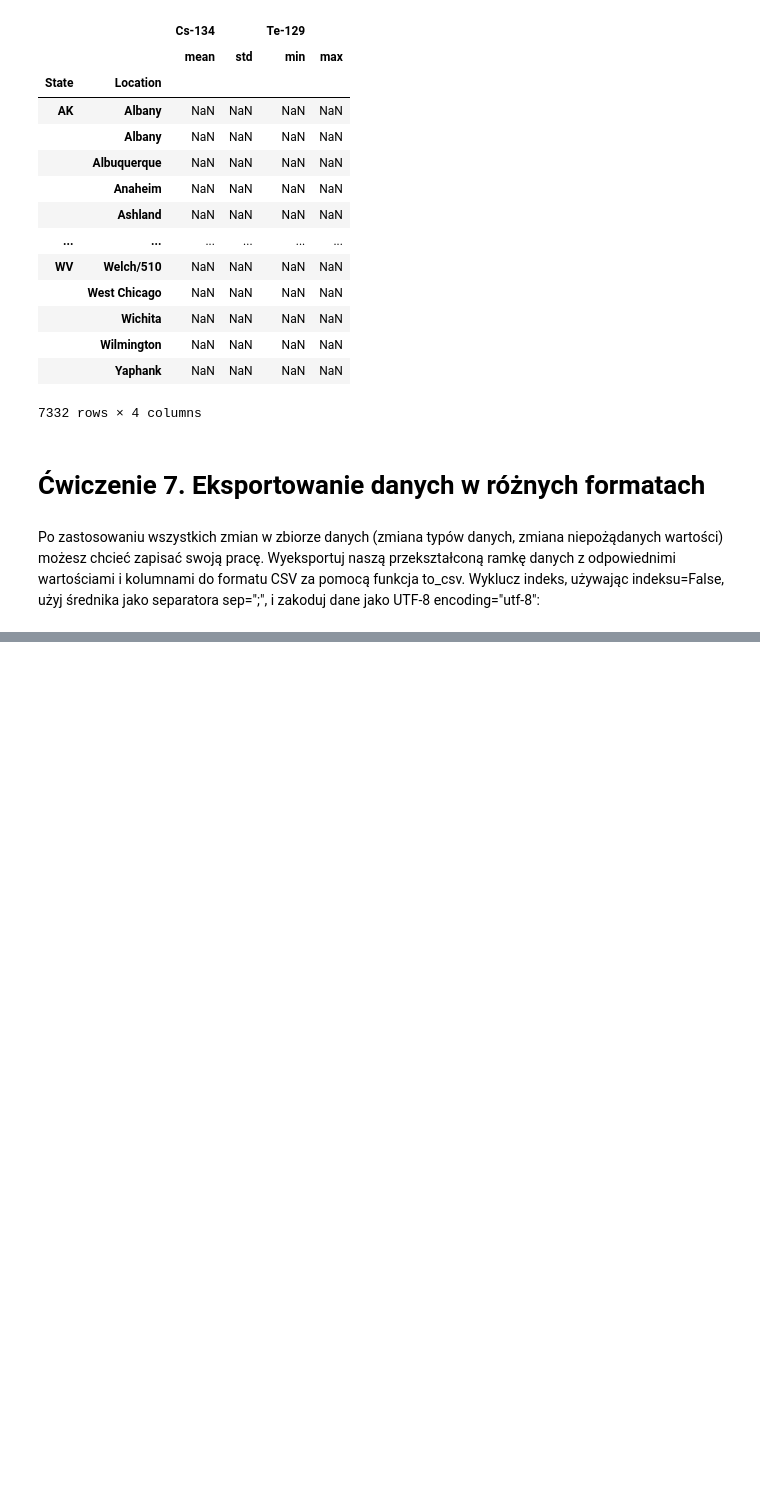
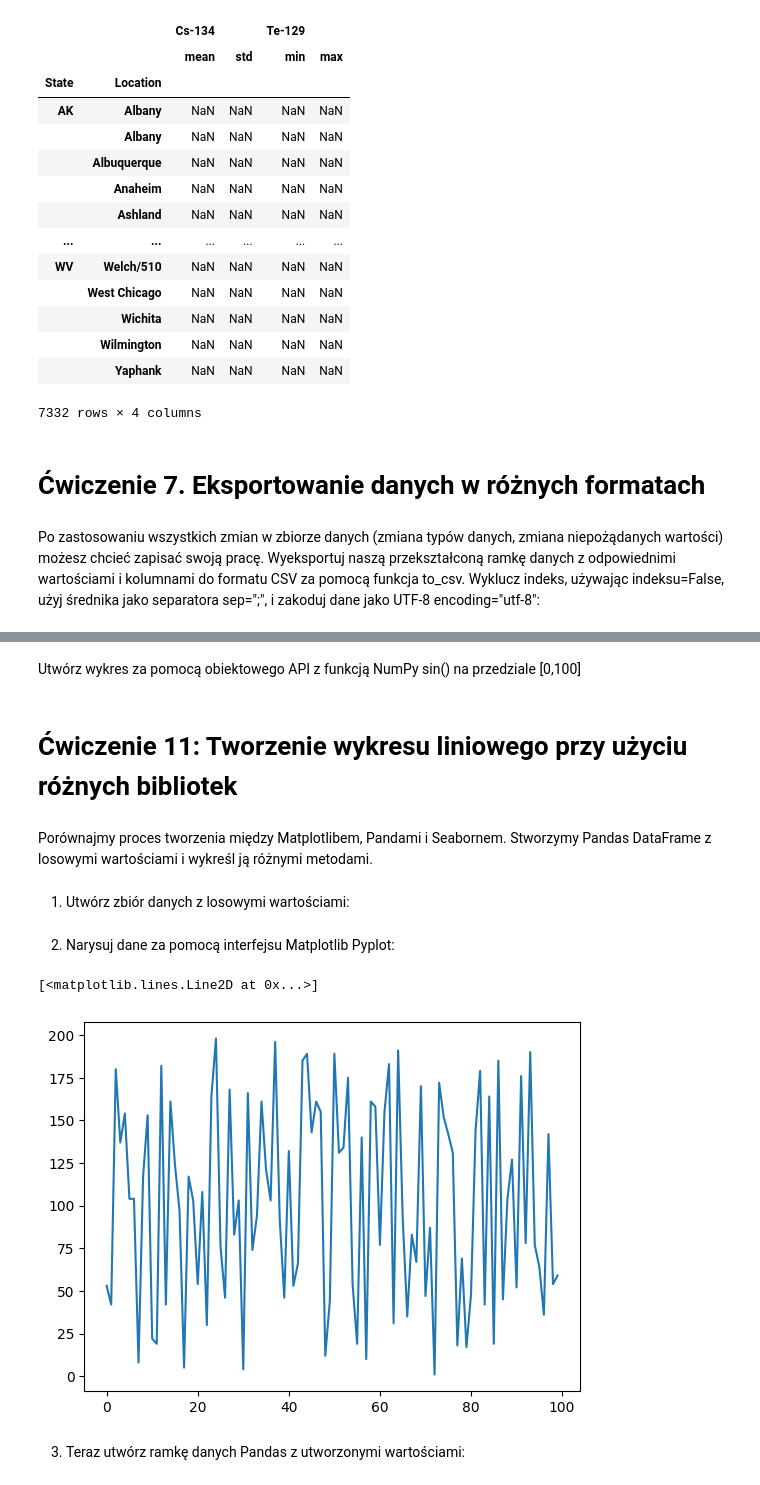
Before and after one commit to sendecka/DataCamp---Data-Scientist-with-Python, a Jupyter notebook: 09 Analiza dużych zbiorów danych I/Ćwiczenia/Exercise.ipynb, the cells around one changed output, grey strips where cells are left out. Saved outputs shown, nothing was run; the diff lists cells and outputs as text; code cells hidden in the pictures; blank space fills up the shorter version.

```diff
--- a/09 Analiza dużych zbiorów danych I/Ćwiczenia/Exercise.ipynb
+++ b/09 Analiza dużych zbiorów danych I/Ćwiczenia/Exercise.ipynb
@@ -571,0 +606,22 @@ df.to_csv('radiation_clean.csv', index=False, sep=';', encoding='utf-8')
+# %% [markdown]
+Utwórz wykres za pomocą obiektowego API z funkcją NumPy sin() na przedziale [0,100]
+# %% [markdown]
+# Ćwiczenie 11: Tworzenie wykresu liniowego przy użyciu różnych bibliotek
+# %% [markdown]
+Porównajmy proces tworzenia między Matplotlibem, Pandami i Seabornem. Stworzymy Pandas DataFrame z losowymi wartościami i wykreśl ją różnymi metodami.
+# %% [markdown]
+1. Utwórz zbiór danych z losowymi wartościami:
+# %%
+import numpy as np
+X = np.arange(0,100)
+Y = np.random.randint(0,200, size=X.shape[0])
+# %% [markdown]
+2. Narysuj dane za pomocą interfejsu Matplotlib Pyplot:
+# %%
+import matplotlib.pyplot as plt
+plt.plot(X, Y)
+# %% [output]
+[<matplotlib.lines.Line2D at 0x...>]
+[figure, added]
+# %% [markdown]
+3. Teraz utwórz ramkę danych Pandas z utworzonymi wartościami:
```
Also changed, not shown: parts of 20 cells of this notebook, 1 other file.
